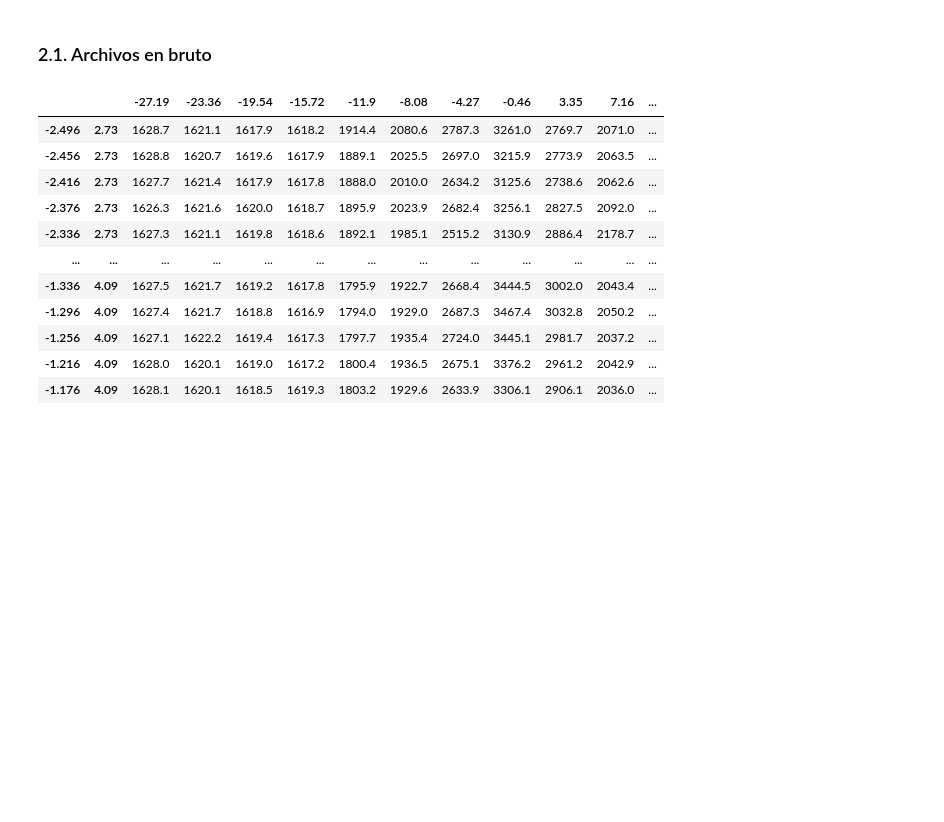
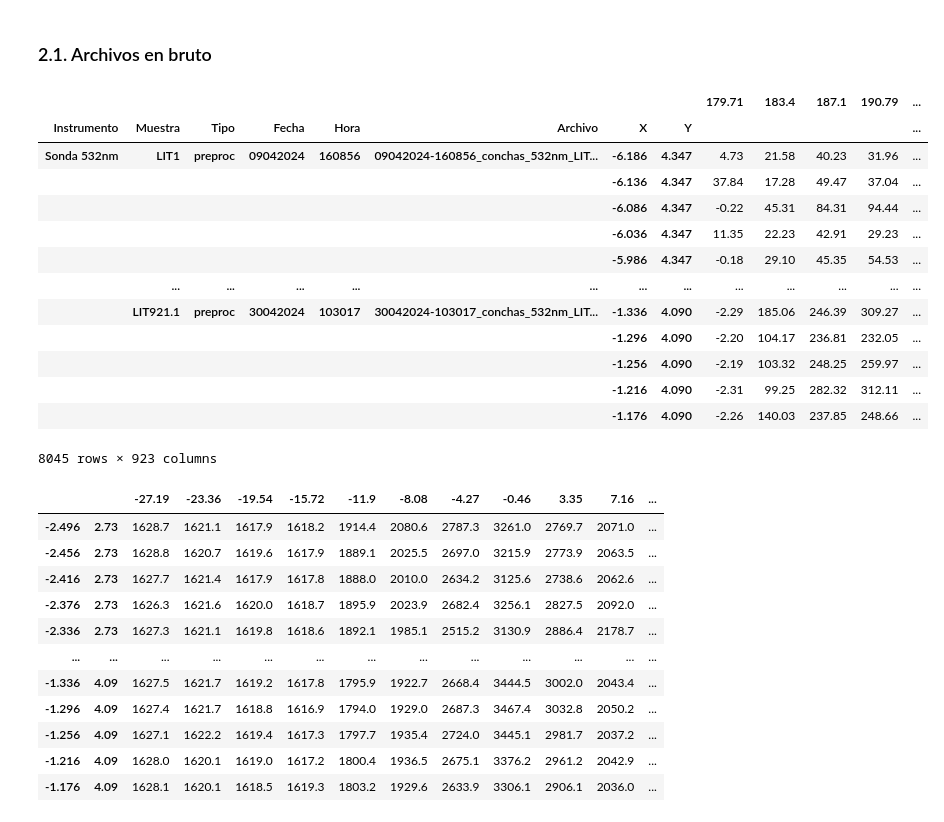
Before and after one commit to andreaperezasen/TFM-ML-Raman-Conchas-Arqueologicas, a Jupyter notebook: Code/Notebooks/procesado_sonda532nm.ipynb, the cells around one changed output. Saved outputs shown, nothing was run; the diff lists cells and outputs as text; code cells hidden in the pictures; blank space fills up the shorter version.

```diff
--- a/Code/Notebooks/procesado_sonda532nm.ipynb
+++ b/Code/Notebooks/procesado_sonda532nm.ipynb
@@ -190,6 +190,23 @@ Processing 29042024-163342_conchas_532nm_LIT885.1_n10_500ms_0.04mm_50p_abajo
 Processing 30042024-103017_conchas_532nm_LIT921.1_n10_500ms_0.05mm_50p_abajo
 # %% [markdown]
 ### 2.1. Archivos en bruto
+# %%
+data_sonda_preproc_2024
+# %% [output]
+|  |  |  |  |  |  |  |  | 179.71 | 183.4 | 187.1 | 190.79 | ... |
+| Instrumento | Muestra | Tipo | Fecha | Hora | Archivo | X | Y |  |  |  |  | ... |
+| Sonda 532nm | LIT1 | preproc | 09042024 | 160856 | 09042024-160856_conchas_532nm_LIT... | -6.186 | 4.347 | 4.73 | 21.58 | 40.23 | 31.96 | ... |
+|  |  |  |  |  |  | -6.136 | 4.347 | 37.84 | 17.28 | 49.47 | 37.04 | ... |
+|  |  |  |  |  |  | -6.086 | 4.347 | -0.22 | 45.31 | 84.31 | 94.44 | ... |
+|  |  |  |  |  |  | -6.036 | 4.347 | 11.35 | 22.23 | 42.91 | 29.23 | ... |
+|  |  |  |  |  |  | -5.986 | 4.347 | -0.18 | 29.10 | 45.35 | 54.53 | ... |
+|  | ... | ... | ... | ... | ... | ... | ... | ... | ... | ... | ... | ... |
+|  | LIT921.1 | preproc | 30042024 | 103017 | 30042024-103017_conchas_532nm_LIT... | -1.336 | 4.090 | -2.29 | 185.06 | 246.39 | 309.27 | ... |
+|  |  |  |  |  |  | -1.296 | 4.090 | -2.20 | 104.17 | 236.81 | 232.05 | ... |
+|  |  |  |  |  |  | -1.256 | 4.090 | -2.19 | 103.32 | 248.25 | 259.97 | ... |
+|  |  |  |  |  |  | -1.216 | 4.090 | -2.31 | 99.25 | 282.32 | 312.11 | ... |
+|  |  |  |  |  |  | -1.176 | 4.090 | -2.26 | 140.03 | 237.85 | 248.66 | ... |
+8045 rows × 923 columns
 # %%
 folder_path_sonda_2024 = 'D:\OneDrive - UNICAN\Escritorio\Conchas\CSV_sonda_2024'
 # %%
```
Also changed, not shown: parts of 3 cells of this notebook, 3 other files.
